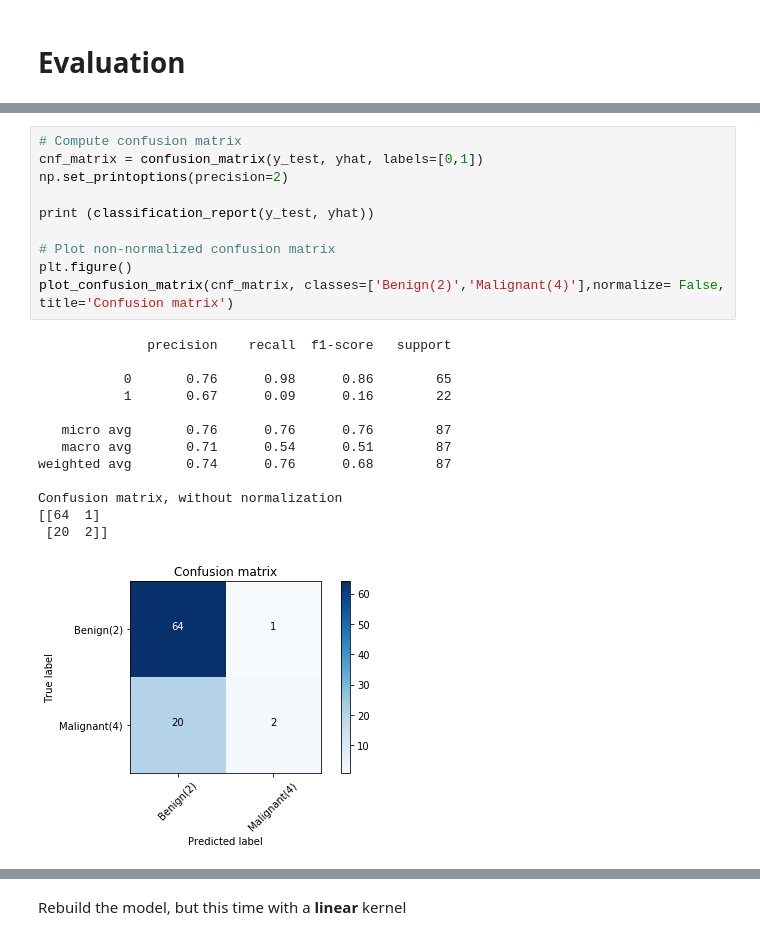
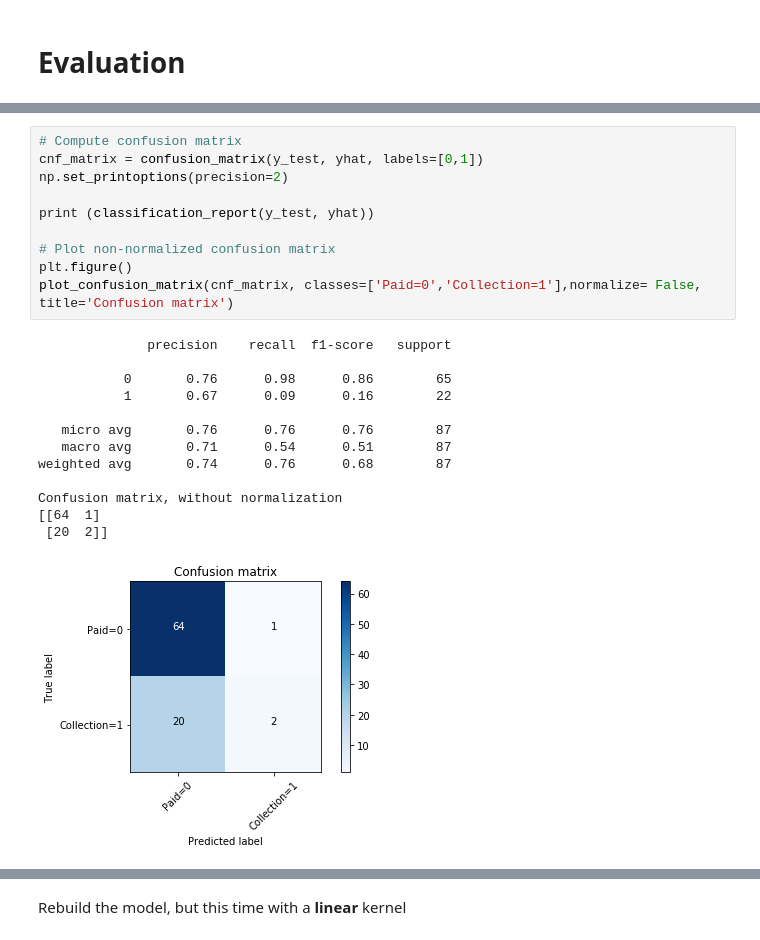
Before and after one commit to illumi91/Coursera_classification_capstone, a Jupyter notebook: Classification project IBM.ipynb, the cells around one changed output, grey strips where cells are left out. Cells and saved outputs as stored; diff of their text form.

```diff
--- a/Classification project IBM.ipynb
+++ b/Classification project IBM.ipynb
@@ -500,24 +494,24 @@ def plot_confusion_matrix(cm, classes,
 # %%
 # Compute confusion matrix
 cnf_matrix = confusion_matrix(y_test, yhat, labels=[0,1])
 np.set_printoptions(precision=2)
 
 print (classification_report(y_test, yhat))
 
 # Plot non-normalized confusion matrix
 plt.figure()
-plot_confusion_matrix(cnf_matrix, classes=['Benign(2)','Malignant(4)'],normalize= False,  title='Confusion matrix')
+plot_confusion_matrix(cnf_matrix, classes=['Paid=0','Collection=1'],normalize= False,  title='Confusion matrix')
 # %% [output]
               precision    recall  f1-score   support
 
            0       0.76      0.98      0.86        65
            1       0.67      0.09      0.16        22
 
    micro avg       0.76      0.76      0.76        87
    macro avg       0.71      0.54      0.51        87
 weighted avg       0.74      0.76      0.68        87
 
 Confusion matrix, without normalization
 [[64  1]
  [20  2]]
-[figure, old version]
+[figure, new version]
```
Also changed, not shown: parts of 32 cells of this notebook.
